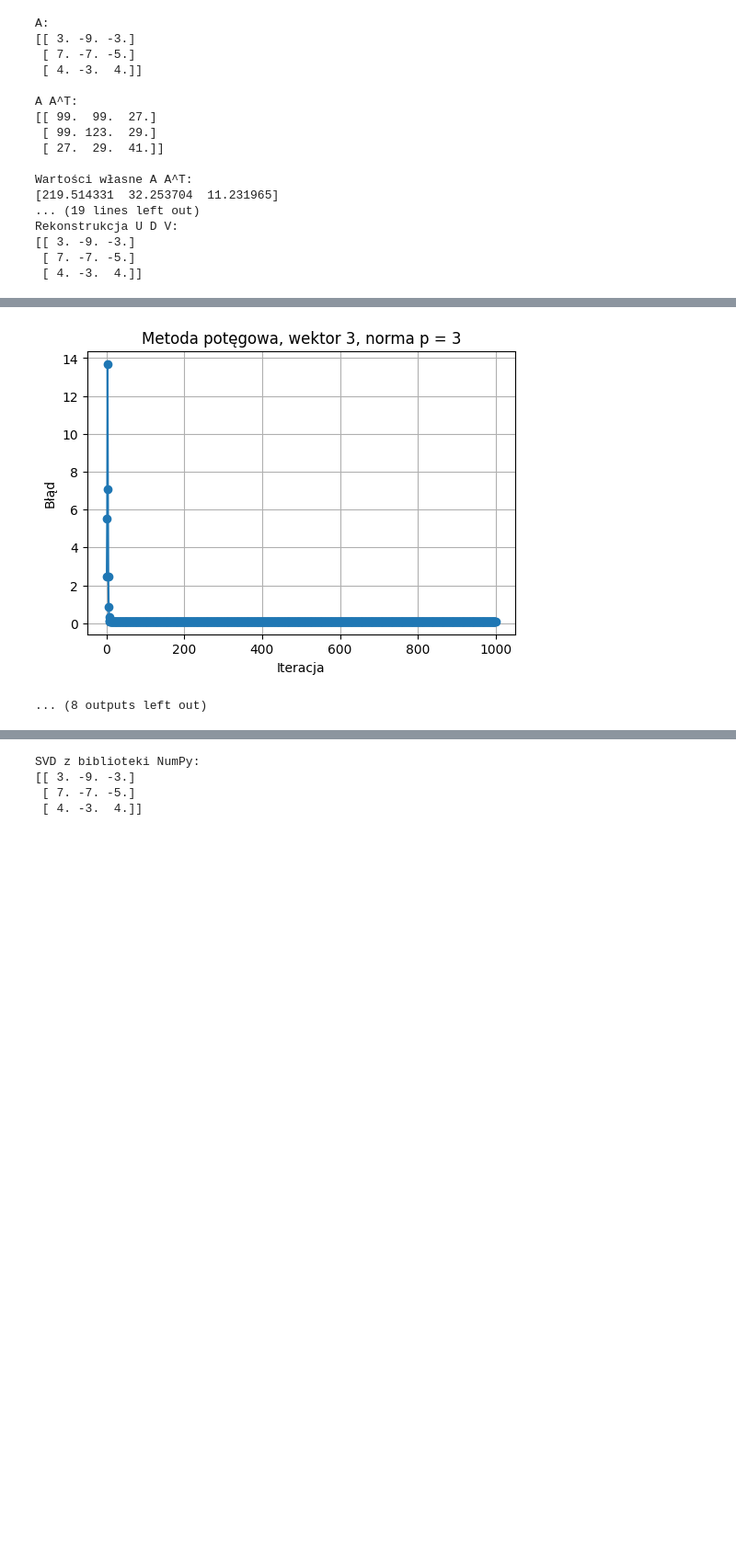
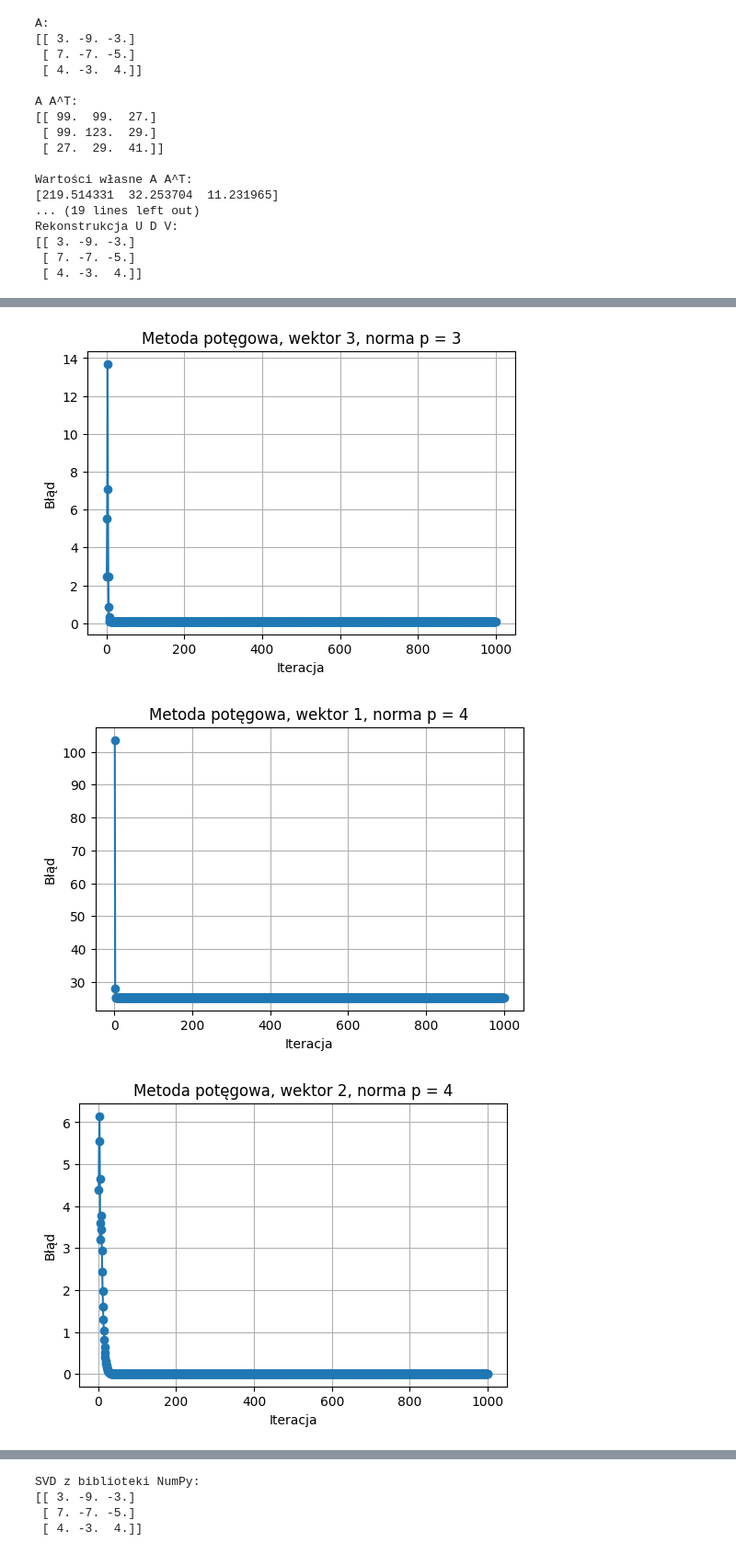
Before and after one commit to Jakub-Karczewski/matrix_algorithms, a Jupyter notebook: matrix_calculus_sem_8/lab5/lab5.ipynb, the cells around one changed output, grey strips where cells are left out. Shown at 92% size. Drawn from its saved outputs; the diff is of its cells as text; code cells hidden in the pictures; blank space fills up the shorter version.

```diff
--- a/matrix_calculus_sem_8/lab5/lab5.ipynb
+++ b/matrix_calculus_sem_8/lab5/lab5.ipynb
@@ -191,12 +191,12 @@ for p in norms:
         p=p,
         seed=20260611
     )
-    for vector_idx, errors in enumerate(errors_all, start=1):
-        print(f"\nVector {vector_idx}")
-        print("-" * 40)
+    # for vector_idx, errors in enumerate(errors_all, start=1):
+    #     print(f"\nVector {vector_idx}")
+    #     print("-" * 40)
 
-        for iter_idx, error in enumerate(errors, start=1):
-            print(f"Iteration {iter_idx:3d}: error = {error:.4e}")
+    #     for iter_idx, error in enumerate(errors, start=1):
+    #         print(f"Iteration {iter_idx:3d}: error = {error:.4e}")
 
 
     for i, errors in enumerate(errors_all):
@@ -268,4 +217,5 @@ Iteration 1000: error = 9.6811e-02
 [figure]
 [figure]
 [figure]
-... (8 outputs left out)
+[figure, added]
+[figure, added]
```
Also changed, not shown: parts of 1 cell of this notebook.
